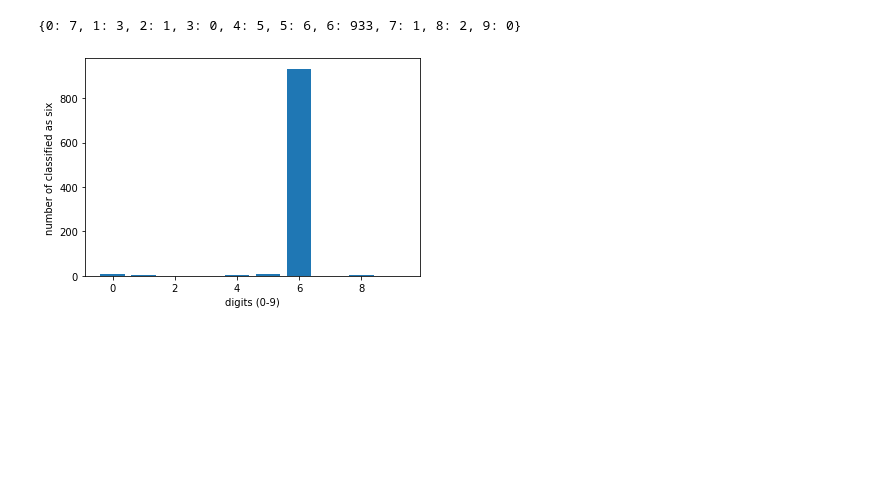
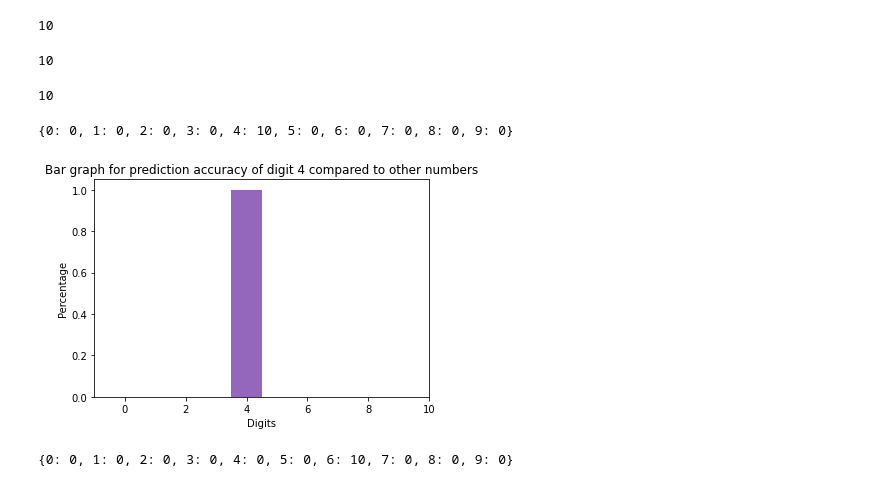
Before and after one commit to ALEX9396/MNISTAss, a Jupyter notebook: MNISTAss.ipynb, the cells around one changed output. Drawn from its saved outputs; the diff is of its cells as text; code cells hidden in the pictures; blank space fills up the shorter version.

```diff
--- a/MNISTAss.ipynb
+++ b/MNISTAss.ipynb
@@ -121,0 +139,13 @@ number of sixes:  958
+# %%
+# Images labeled as 4
+four_indices = []
+
+counter = 0
+
+for i in range(x_test.shape[0]):
+    if y_test[i][4] == 1:
+        print(i)
+        four_indices.append(i)
+        counter +=1
+    if counter ==10:
+        break;
@@ -122,28 +163,58 @@ number of sixes:  958
+# %%
+len(six_indices)
+# %% [output]
+10
+# %%
+len(four_indices)
+# %% [output]
+10
+# %%
+len(nine_indices)
+# %% [output]
+10
+# %%
+# Find 0 - 9 digits among all labeled as four
+digit_to_count = {}
+current_digit = 0
+
+while current_digit < 10:
+    count = 0
+    for n in four_indices:
+        if np.argmax(predictions[n]) == current_digit:
+            count += 1
+
+    digit_to_count[current_digit] = count
+
+    current_digit += 1
+
+print(digit_to_count)
+# %% [output]
+{0: 0, 1: 0, 2: 0, 3: 0, 4: 10, 5: 0, 6: 0, 7: 0, 8: 0, 9: 0}
+# %%
+# Plot graph for predicting 4
+plt.title("Bar graph for prediction accuracy of digit 4 compared to other numbers")
+plt.ylabel('Percentage')
+plt.xlabel('Digits')
+
+for i in digit_to_count:
+    plt.bar(i, digit_to_count[i]/len(four_indices), width=1.0)
+# %% [output]
+[figure, added]
 # %%
-#among all images labeled as six how many are 0 - 9
+# Find 0 - 9 digits among all labeled as six
 digit_to_count = {}
 current_digit = 0
 
 while current_digit < 10:
-  count = 0
-  for n in sixes_indices:
-    if np.argmax(predictions[n]) == current_digit:
-      count += 1
+    count = 0
+    for n in six_indices:
+        if np.argmax(predictions[n]) == current_digit:
+            count += 1
 
-  digit_to_count[current_digit] = count
+    digit_to_count[current_digit] = count
 
-  current_digit += 1
+    current_digit += 1
 
 print(digit_to_count)
 # %% [output]
-{0: 7, 1: 3, 2: 1, 3: 0, 4: 5, 5: 6, 6: 933, 7: 1, 8: 2, 9: 0}
+{0: 0, 1: 0, 2: 0, 3: 0, 4: 0, 5: 0, 6: 10, 7: 0, 8: 0, 9: 0}
-# %%
-digits = digit_to_count.keys()
-digit_counts = digit_to_count.values()
-
-plt.bar(digits, digit_counts)
-plt.xlabel("digits (0-9)")
-plt.ylabel("number of classified as six")
-plt.show()
-# %% [output]
-[figure, removed]
```
Also changed, not shown: parts of 17 cells of this notebook.
